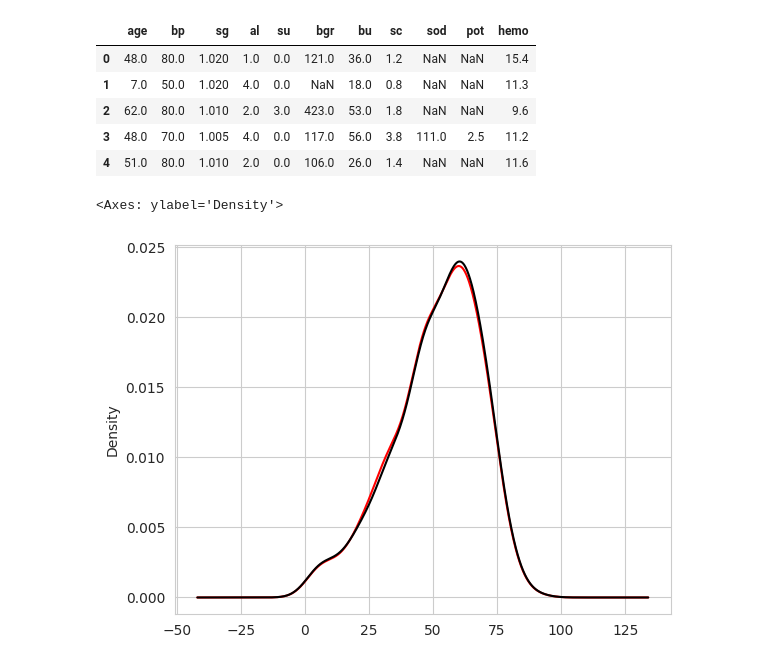
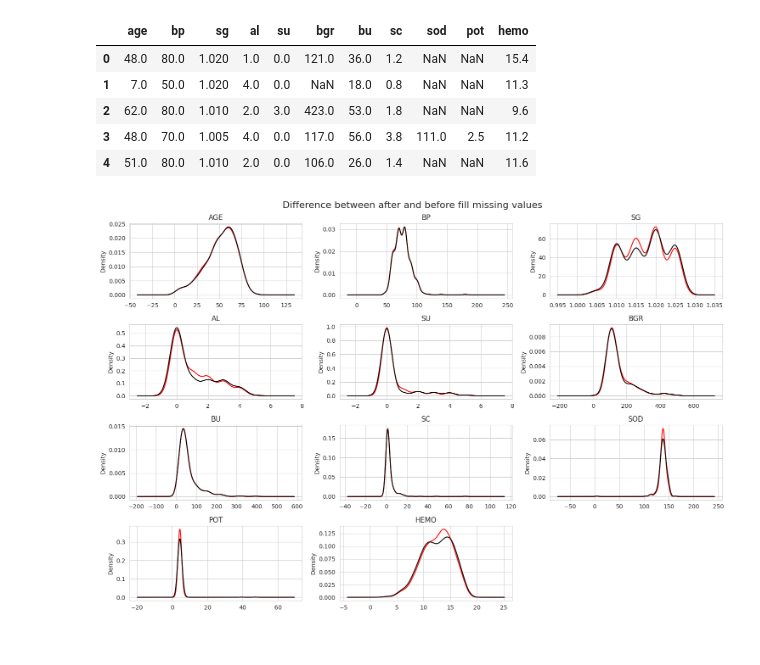
Before and after one commit to junaidulhassan/My-All-Kaggle-Jupyter-Notebooks, a Jupyter notebook: Chronic-Kidney-Disease-Detection/notebook.ipynb, the cells around one changed output. Cells and saved outputs as stored; diff of their text form; code cells hidden in the pictures.

```diff
--- a/Chronic-Kidney-Disease-Detection/notebook.ipynb
+++ b/Chronic-Kidney-Disease-Detection/notebook.ipynb
@@ -144,15 +144,26 @@ filled_data_num = pd.DataFrame(
     data=data,
     columns=num_col
 )
-# %%
-filled_data_num['age'].plot(
-    kind='kde',
-    color='red'
-)
-df['age'].plot(
-    kind='kde',
-    color='black'
-)
-# %% [output]
-<Axes: ylabel='Density'>
-[figure, removed]
+# %%
+plt.figure(
+    figsize=(15,10)
+)
+
+plt.suptitle("Difference between after and before fill missing values", fontsize=16)
+for i,cols in enumerate(num_col):
+    plt.subplot(4,3,(i+1))
+    plt.title(
+        label=cols.upper()
+    )
+    filled_data_num[cols].plot(
+    kind='kde',
+    color='red'
+    )
+    df[cols].plot(
+    kind='kde',
+    color='black'
+    )
+plt.tight_layout()
+plt.show()
+# %% [output]
+[figure, added]
```
